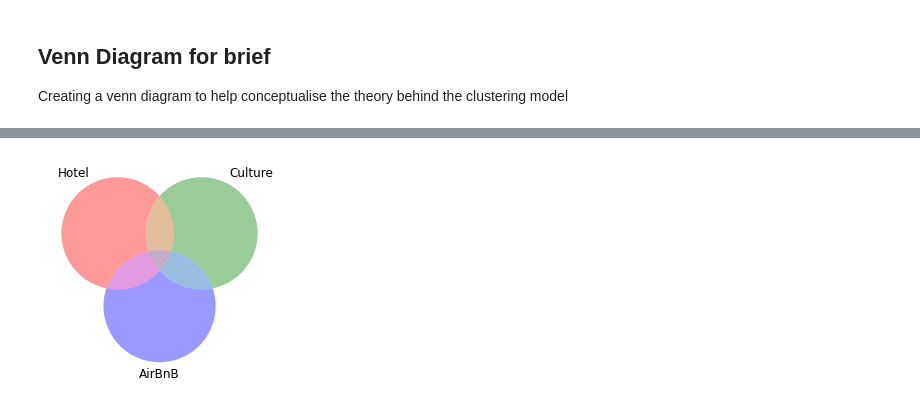
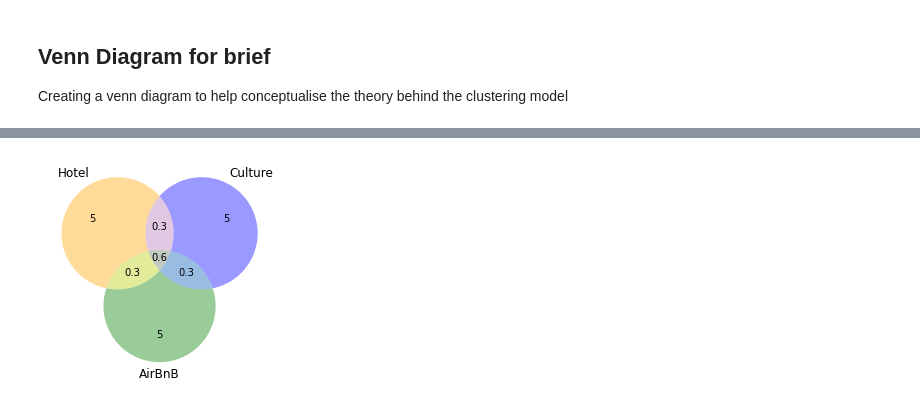
Before and after one commit to ZacharyP-E/are-you-gitting-me, a Jupyter notebook: analysis_with_hotels.ipynb, the cells around one changed output, grey strips where cells are left out. Saved outputs shown, nothing was run; the diff lists cells and outputs as text; code cells hidden in the pictures.

Commit message:
added venn diagram custom colours

```diff
--- a/analysis_with_hotels.ipynb
+++ b/analysis_with_hotels.ipynb
@@ -530,3 +530,21 @@ plt.show()
 # %% [markdown]
 ## Venn Diagram for brief
 Creating a venn diagram to help conceptualise the theory behind the clustering model
+# %%
+v = venn3(subsets = (5, 5, 0.3, 5, 0.3, 0.3, 0.6), set_labels = ('Hotel', 'Culture', 'AirBnB'), alpha=1);
+
+v.get_patch_by_id('111').set_color('Purple') #Middle Intersection
+v.get_patch_by_id('100').set_color('yellow') #Hotel
+v.get_patch_by_id('110').set_color('black') #Hotel and Culture
+v.get_patch_by_id('010').set_color('brown') #Culture
+v.get_patch_by_id('011').set_color('orange') #AirBnB and Culture
+v.get_patch_by_id('001').set_color('lightblue') #AirBnB
+v.get_patch_by_id('101').set_color('black') #Hotel and AirBnB
+
+
+for text in v.subset_labels:
+    text.set_fontsize(0)
+
+
+
+plt.show()
@@ -533,10 +553,12 @@ Creating a venn diagram to help conceptualise the theory behind the clustering m
 # %%
-out = venn3(subsets = (5, 5, 0.3, 5, 0.3, 0.3, 0.6), set_labels=('Hotel', 'Culture', 'AirBnB'))
-for idx, subset in enumerate(out.subset_labels):
-    out.subset_labels[idx].set_visible(False)
+out = venn3(subsets = (5, 5, 0.3, 5, 0.3, 0.3, 0.6), set_labels=('Hotel', 'Culture', 'AirBnB'), set_colors=('orange', 'blue', 'green'))
 
-plt.savefig("figures/venn_brief.png", dpi=200, facecolor="white", bbox_inches="tight")
+
+v.get_patch_by_id('111').set_color('red')
+
+
+#plt.savefig("figures/venn_brief.png", dpi=200, facecolor="white", bbox_inches="tight")
 
 plt.show()
 # %% [output]
-[figure, old version]
+[figure, new version]
```
Also changed, not shown: parts of 4 cells of this notebook, 1 other file.
